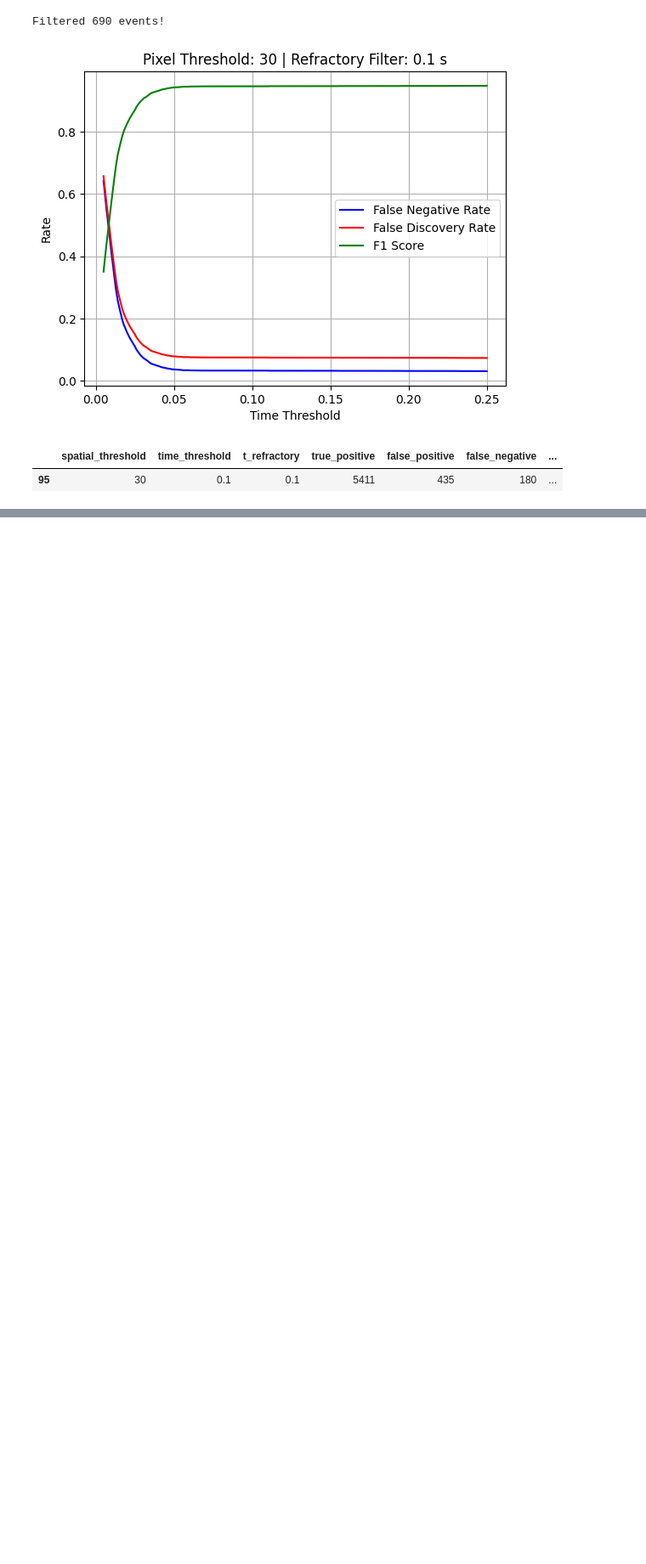
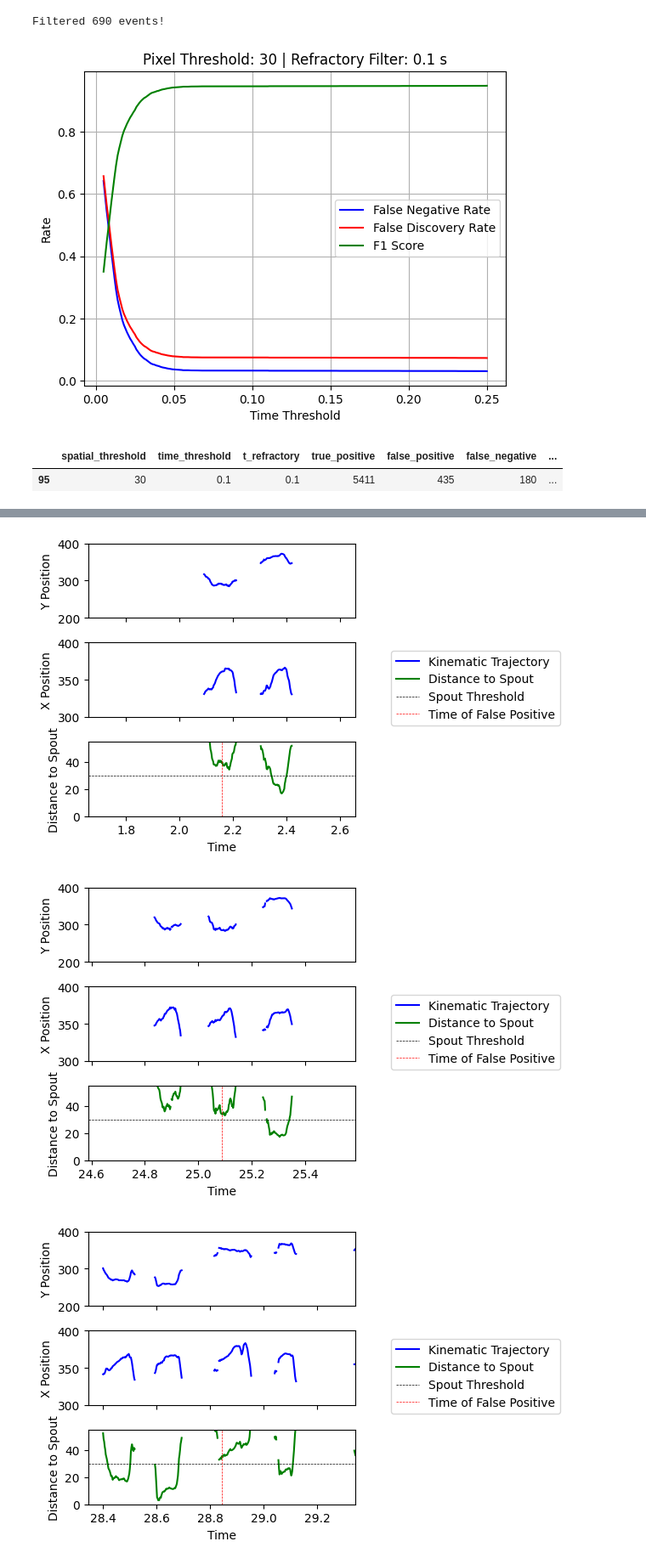
Before and after one commit to 1mattbecker/kinematics_analysis, a Jupyter notebook: code/tongue_lickometer.ipynb, the cells around one changed output, grey strips where cells are left out. Shown at 85% size. Cells and saved outputs as stored; diff of their text form; code cells hidden in the pictures; blank space fills up the shorter version.

```diff
--- a/code/tongue_lickometer.ipynb
+++ b/code/tongue_lickometer.ipynb
@@ -666,3 +718,19 @@ chosen_row
 # %% [output]
 |  | spatial_threshold | time_threshold | t_refractory | true_positive | false_positive | false_negative | ... |
 | 95 | 30 | 0.1 | 0.1 | 5411 | 435 | 180 | ... |
+# %%
+# Now pull out individual events (false positives, false negatives) and analyze
+
+from tongue_lickometer_utils import calculate_metrics_witheventkeys
+
+
+#use parameters from above:
+
+# Detect licks based on the fixed spatial threshold
+LP_licks = detect_licks(tongue_masked, mean_spoutL, mean_spoutR, 30)
+# Filter detected licks based on the fixed t_refractory value
+LP_licks = filter_timestamps_refractory(LP_licks, 0.1)
+all_licks = filter_timestamps_refractory(all_licks, 0.1)
+
+
+tp, fp, fn, LP_licks_classified, licko_licks_classified = calculate_metrics_witheventkeys(LP_licks, all_licks, time_window = 0.1)
@@ -668,0 +766,58 @@ chosen_row
+# %%
+
+def plot_tongue_trajectory(dataframe, event_times, clip_length, event_type):
+    # Check if event times exceed the limit
+    if len(event_times) > 50:
+        raise ValueError("Cannot plot more than 50 events at once.")
+
+    # Loop through each event time and create a plot
+    for i, event_time in enumerate(event_times):
+        # Center the timestamps for the event
+        timestamps_centered = event_time - clip_length / 2
+
+        # Create the plots
+        fig, axs = plt.subplots(3, 1, figsize=(4, 4), sharex=True)
+
+        # Plot the tongue trajectory
+        line1, = axs[0].plot(dataframe['time'], dataframe['y'], linestyle='-', color='b', label='Kinematic Trajectory')
+        axs[0].set_ylabel('Y Position')
+        axs[0].set_ylim([200, 400])
+
+        # Plot the X Position (no label needed here for legend)
+        axs[1].plot(dataframe['time'], dataframe['x'], linestyle='-', color='b')
+        axs[1].set_ylabel('X Position')
+        axs[1].set_ylim([300, 400])
+
+        # Plot the distance to the nearest spout
+        line2, = axs[2].plot(dataframe['time'], dataframe['nearest_spout_distance'], linestyle='-', color='g', label='Distance to Spout')
+        axs[2].set_xlabel('Time')
+        axs[2].set_ylabel('Distance to Spout')
+
+        xlim_inx = [timestamps_centered, timestamps_centered + clip_length]
+
+        axs[2].set_xlim(xlim_inx)
+        axs[2].set_ylim([0, 55])
+        line3 = axs[2].axhline(y=30, color='k', ls='--', lw=0.5, label='Spout Threshold')
+        line4 = axs[2].axvline(x=xlim_inx[0] + (clip_length / 2), color='r', ls='--', lw=0.5, label=f'Time of {event_type}')
+
+        # Create a combined legend for the entire figure
+        handles = [line1, line2, line3, line4]
+        labels = [line.get_label() for line in handles]
+        fig.legend(handles, labels, bbox_to_anchor=(1.05, .65), loc='upper left')
+
+        # Adjust layout and show the plots
+        plt.tight_layout()
+        plt.show()
+
+FP_times = licko_licks_classified[licko_licks_classified['Status'] == "False Positive"]["Time"].to_numpy()
+FN_times = LP_licks_classified[LP_licks_classified['Status'] == "False Negative"]["Time"].to_numpy()
+
+# Call the function for False Negatives
+# plot_tongue_trajectory(tongue_masked, FN_times[:20], clip_length=1.0, event_type='False Negative')
+
+# Call the function for False Positives
+plot_tongue_trajectory(tongue_masked, FP_times[:20], clip_length=1.0, event_type='False Positive')
+# %% [output]
+[figure, added]
+[figure, added]
+[figure, added]
```
Also changed, not shown: parts of 18 cells of this notebook, 2 other files.
